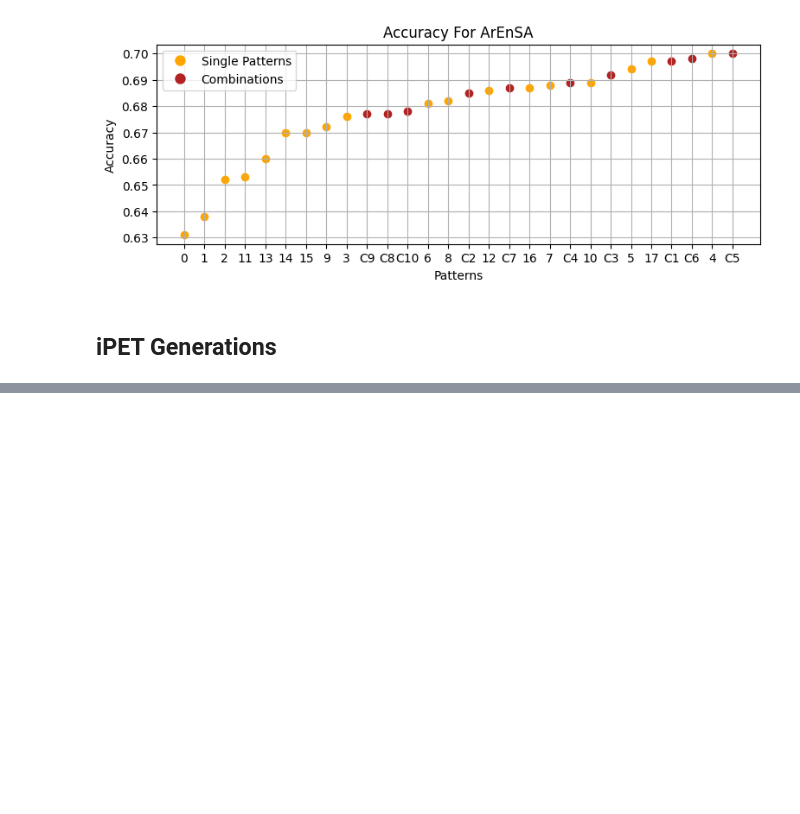
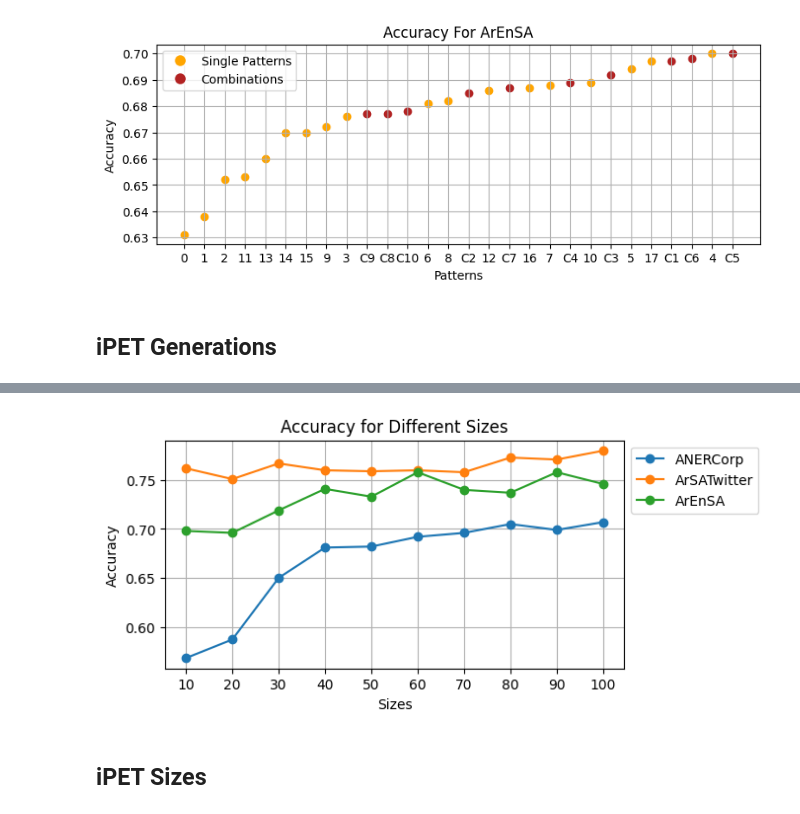
Before and after one commit to moeyad7/Thesis_Data, a Jupyter notebook: thesis-plots.ipynb, the cells around one changed output, grey strips where cells are left out. Drawn from its saved outputs; the diff is of its cells as text; code cells hidden in the pictures; blank space fills up the shorter version.

```diff
--- a/thesis-plots.ipynb
+++ b/thesis-plots.ipynb
@@ -705,0 +800,25 @@ plt.grid(True)
+# %%
+ANERCorp_Acc = [0.568,0.587,0.650,0.681,0.682,0.692,0.696,0.705,0.699,0.707]
+ArSATwitter_Acc = [0.762,0.751,0.767,0.760,0.759,0.760,0.758,0.773,0.771,0.780]
+ArEnSA_Acc = [0.698,0.696,0.719,0.741,0.733,0.758,0.740,0.737,0.758,0.746]
+
+sizes = [10,20,30,40,50,60,70,80,90,100]
+
+
+plt.figure(figsize=(6, 3))
+
+plt.plot(sizes, ANERCorp_Acc, marker='o', label='ANERCorp')
+plt.plot(sizes, ArSATwitter_Acc, marker='o', label='ArSATwitter')
+plt.plot(sizes, ArEnSA_Acc, marker='o', label='ArEnSA')
+
+plt.xlabel('Sizes')
+plt.ylabel('Accuracy')
+plt.title('Accuracy for Different Sizes')
+plt.legend(loc='upper left', bbox_to_anchor=(1, 1))
+plt.xticks(sizes)  # Set x-axis ticks explicitly
+plt.grid(True)
+plt.show()
+# %% [output]
+[figure, added]
+# %% [markdown]
+## iPET Sizes
```
Also changed, not shown: parts of 28 cells of this notebook.
